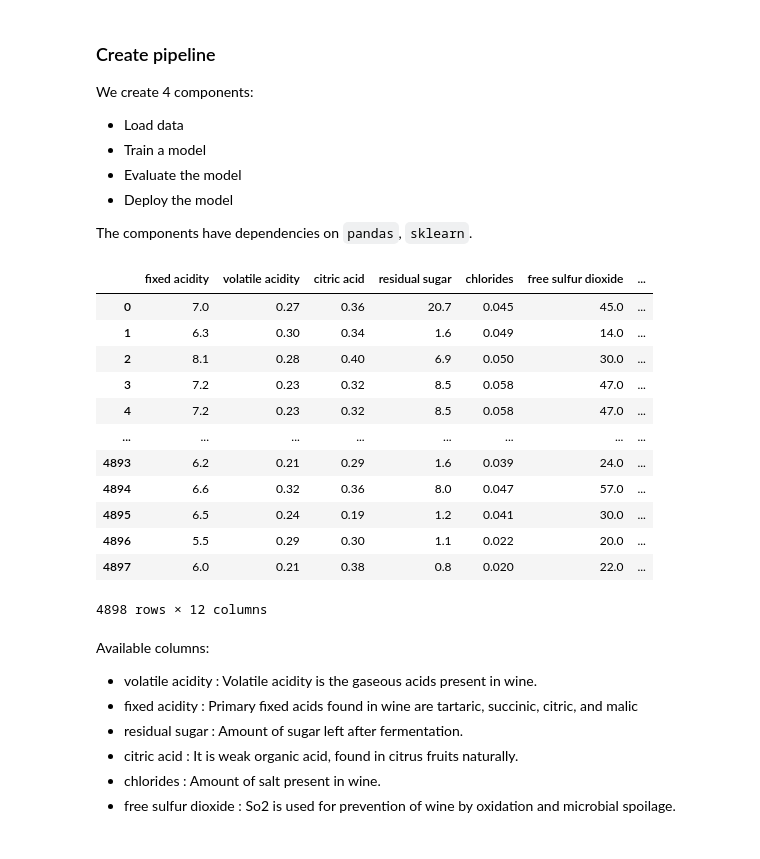
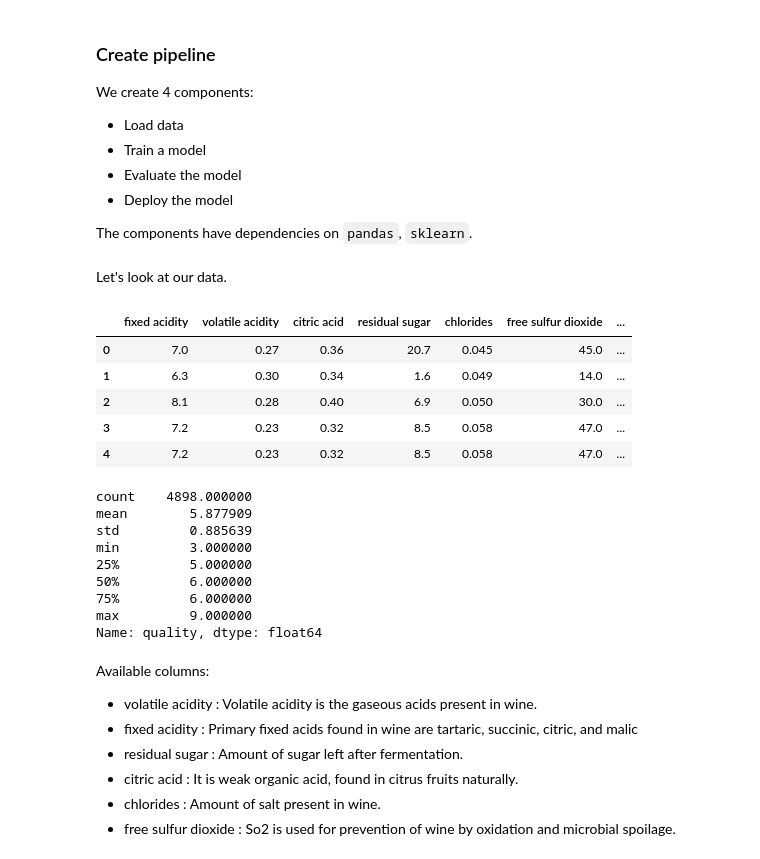
Before and after one commit to hpylieva/vertex-ai-pipelines-workshop, a Jupyter notebook: WineClassificationPipeline.ipynb, the cells around one changed output. Drawn from its saved outputs; the diff is of its cells as text; code cells hidden in the pictures.

```diff
--- a/WineClassificationPipeline.ipynb
+++ b/WineClassificationPipeline.ipynb
@@ -141,25 +129,31 @@ We create 4 components:
 - Deploy the model
 
 The components have dependencies on `pandas`, `sklearn`.
+# %% [markdown]
+Let's look at our data.
 # %%
-# List columns
 import pandas as pd
 df_wine = pd.read_csv("http://archive.ics.uci.edu/ml/machine-learning-databases/wine-quality/winequality-white.csv", delimiter=";")
-df_wine
+df_wine.head()
 # %% [output]
 |  | fixed acidity | volatile acidity | citric acid | residual sugar | chlorides | free sulfur dioxide | ... |
 | 0 | 7.0 | 0.27 | 0.36 | 20.7 | 0.045 | 45.0 | ... |
 | 1 | 6.3 | 0.30 | 0.34 | 1.6 | 0.049 | 14.0 | ... |
 | 2 | 8.1 | 0.28 | 0.40 | 6.9 | 0.050 | 30.0 | ... |
 | 3 | 7.2 | 0.23 | 0.32 | 8.5 | 0.058 | 47.0 | ... |
 | 4 | 7.2 | 0.23 | 0.32 | 8.5 | 0.058 | 47.0 | ... |
-| ... | ... | ... | ... | ... | ... | ... | ... |
-| 4893 | 6.2 | 0.21 | 0.29 | 1.6 | 0.039 | 24.0 | ... |
-| 4894 | 6.6 | 0.32 | 0.36 | 8.0 | 0.047 | 57.0 | ... |
-| 4895 | 6.5 | 0.24 | 0.19 | 1.2 | 0.041 | 30.0 | ... |
-| 4896 | 5.5 | 0.29 | 0.30 | 1.1 | 0.022 | 20.0 | ... |
-| 4897 | 6.0 | 0.21 | 0.38 | 0.8 | 0.020 | 22.0 | ... |
-4898 rows × 12 columns
+# %%
+df_wine.quality.describe()
+# %% [output]
+count    4898.000000
+mean        5.877909
+std         0.885639
+min         3.000000
+25%         5.000000
+50%         6.000000
+75%         6.000000
+max         9.000000
+Name: quality, dtype: float64
 # %% [markdown]
 Available columns:
 - volatile acidity :   Volatile acidity is the gaseous acids present in wine.
```
Also changed, not shown: parts of 51 cells of this notebook.
